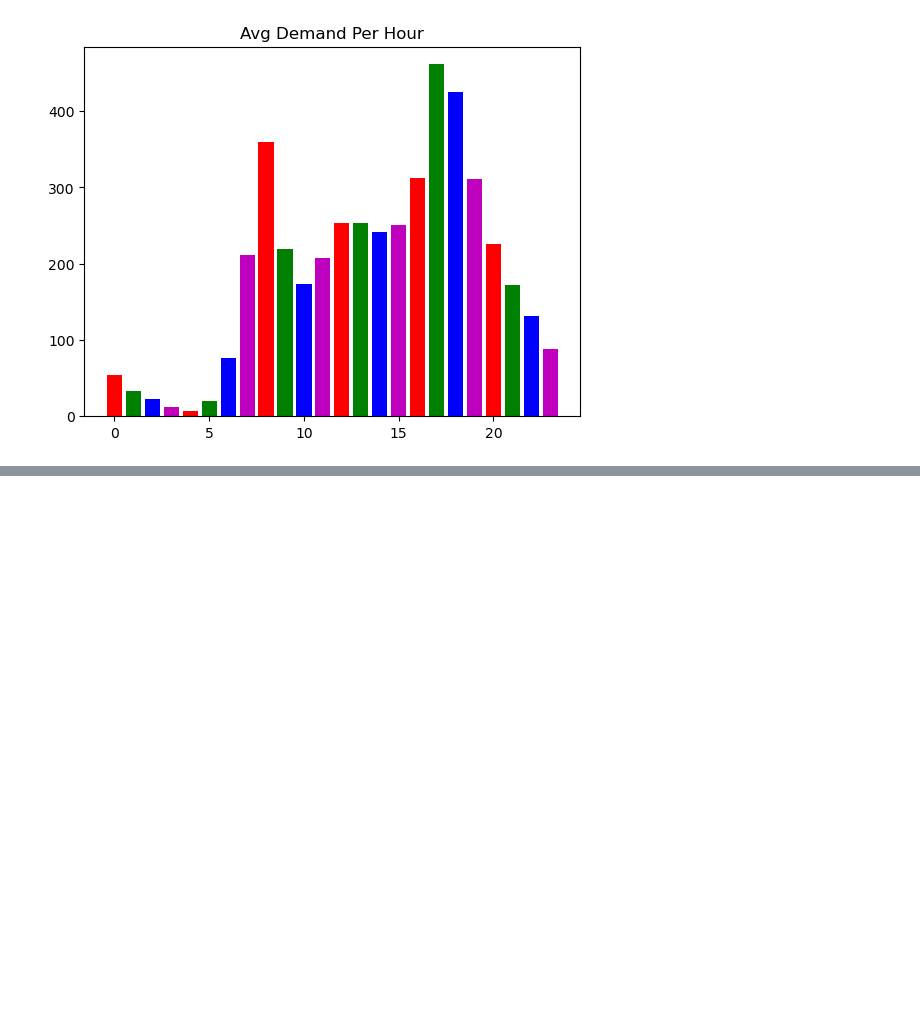
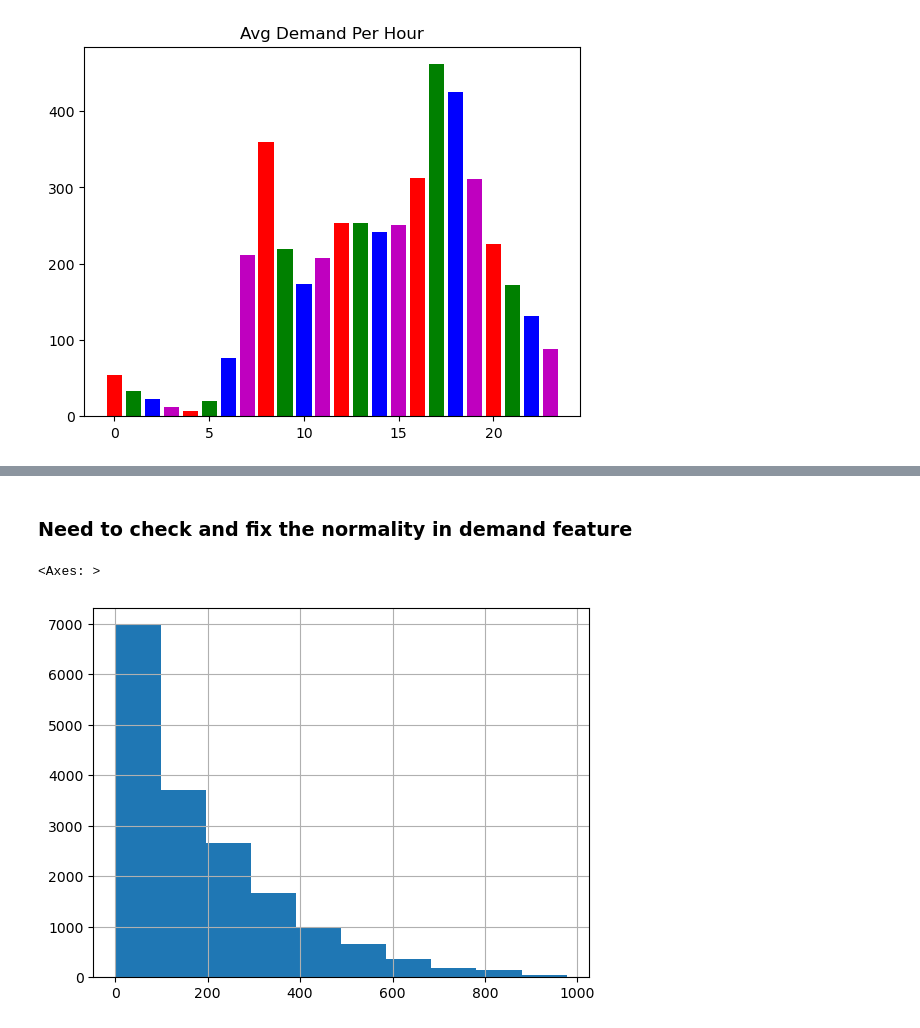
Before and after one commit to vishaltechevangelist/project-bike-demand-predictions, a Jupyter notebook: Bike Sharing Demand Prediction .ipynb, the cells around one changed output, grey strips where cells are left out. Cells and saved outputs as stored; diff of their text form; code cells hidden in the pictures; blank space fills up the shorter version.

```diff
--- a/Bike Sharing Demand Prediction .ipynb
+++ b/Bike Sharing Demand Prediction .ipynb
@@ -144,0 +262,7 @@ Text(0.5, 1.0, 'Avg Demand Per Hour')
+# %% [markdown]
+### Need to check and fix the normality in demand feature
+# %%
+bikes_prep['demand'].hist()
+# %% [output]
+<Axes: >
+[figure, added]
```
Also changed, not shown: parts of 20 cells of this notebook.
